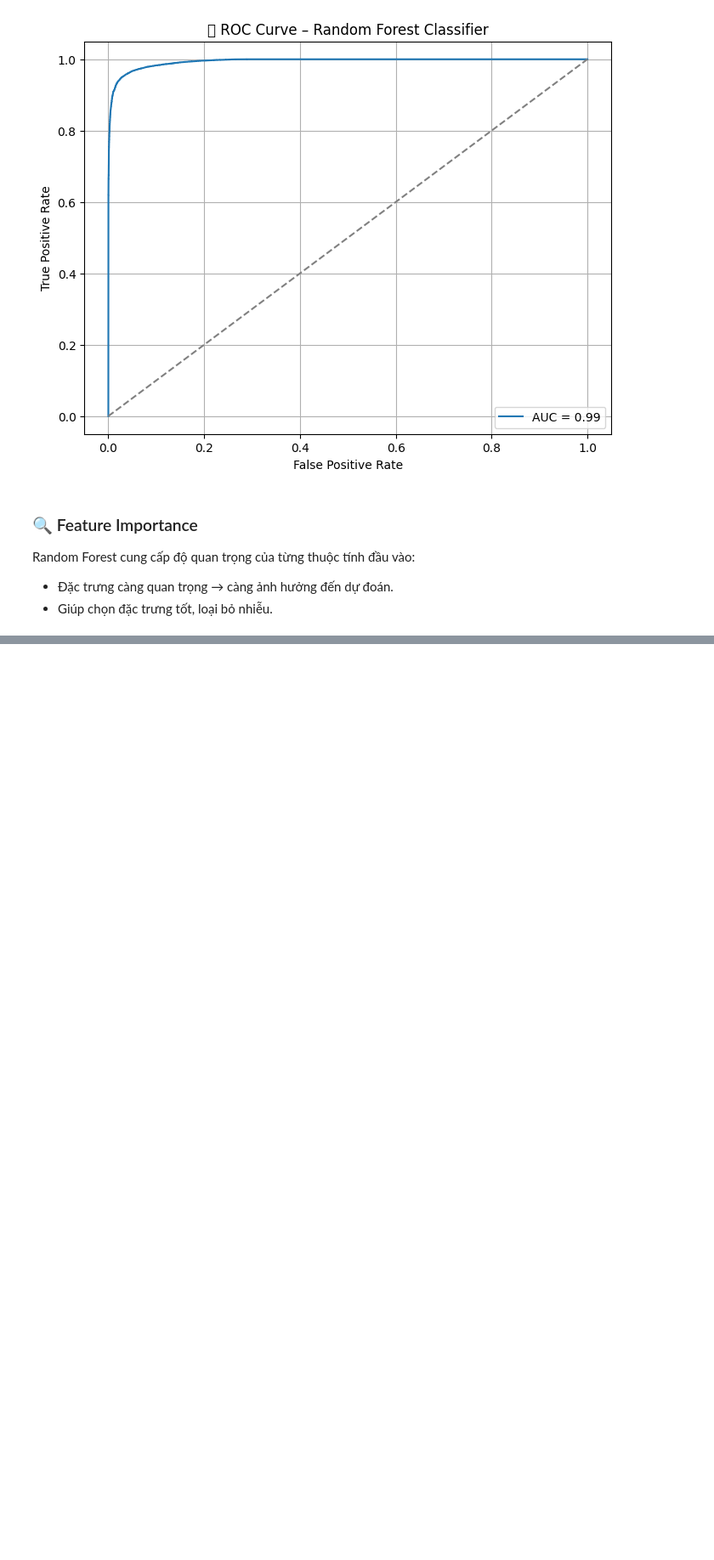
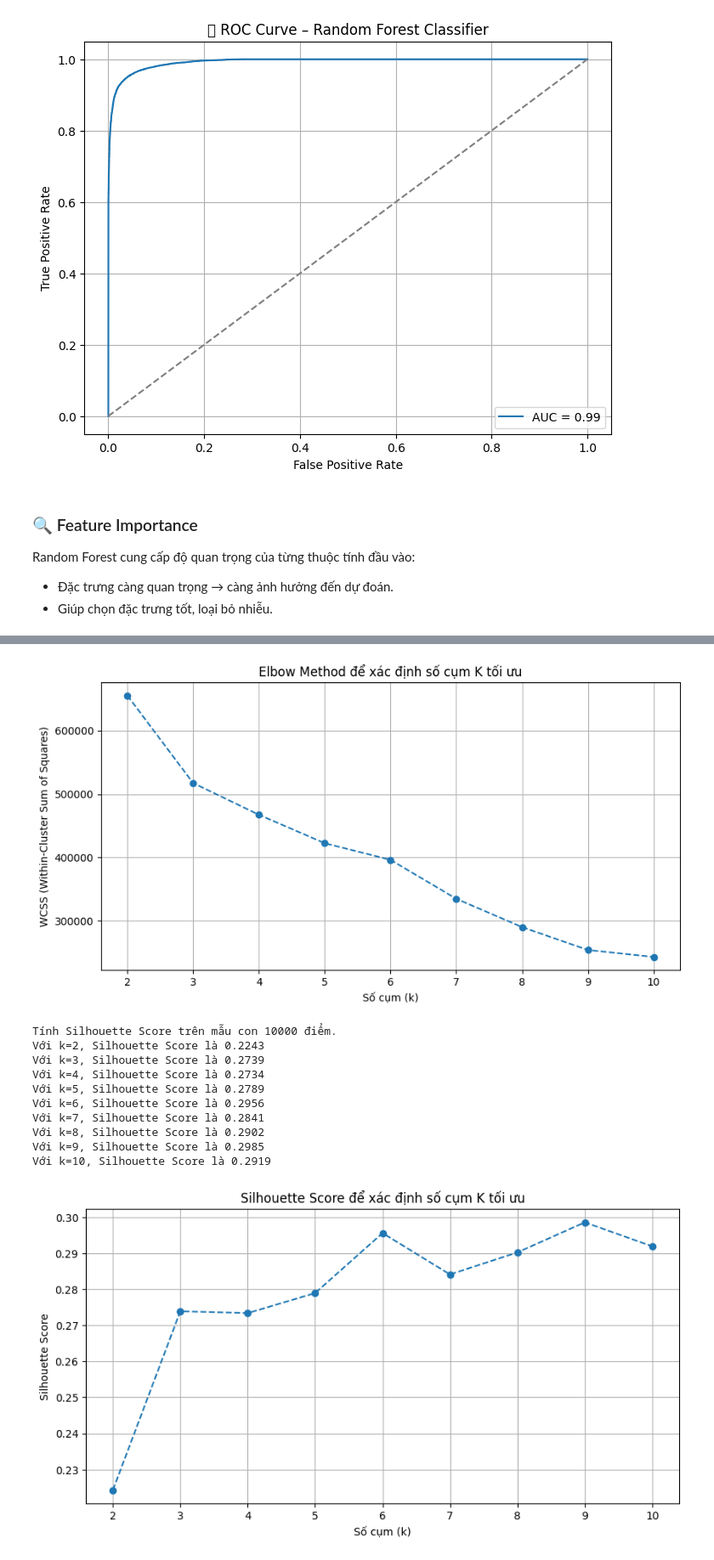
Before and after one commit to bin-bard/data-mining-amazon-sales, a Jupyter notebook: Final.ipynb, the cells around one changed output, grey strips where cells are left out. Shown at 85% size. Cells and saved outputs as stored; diff of their text form; code cells hidden in the pictures; blank space fills up the shorter version.

```diff
--- a/Final.ipynb
+++ b/Final.ipynb
@@ -901,0 +978,66 @@ plt.show()
+# %%
+# Elbow Method
+wcss = []
+k_range = range(2, 11) # Thử từ 2 đến 10 cụm
+for i in k_range:
+    kmeans_elbow = KMeans(n_clusters=i, init='k-means++', random_state=42, n_init='auto')
+    kmeans_elbow.fit(X_cluster_scaled) # Sử dụng dữ liệu đã chuẩn hóa
+    wcss.append(kmeans_elbow.inertia_)
+
+plt.figure(figsize=(10, 5))
+plt.plot(k_range, wcss, marker='o', linestyle='--')
+plt.title('Elbow Method để xác định số cụm K tối ưu')
+plt.xlabel('Số cụm (k)')
+plt.ylabel('WCSS (Within-Cluster Sum of Squares)')
+plt.grid(True)
+plt.show()
+
+# Silhouette Score
+silhouette_scores = []
+sample_size_silhouette = min(10000, X_cluster_scaled.shape[0])
+if X_cluster_scaled.shape[0] > sample_size_silhouette:
+    # Nếu X_cluster_scaled là NumPy array, cần chuyển sang DataFrame để dùng .sample()
+    if isinstance(X_cluster_scaled, np.ndarray):
+        df_temp_for_sample_sil = pd.DataFrame(X_cluster_scaled, columns=X_cluster.columns)
+        X_sample_silhouette = df_temp_for_sample_sil.sample(sample_size_silhouette, random_state=42)
+    else: # Nếu đã là DataFrame
+        X_sample_silhouette = X_cluster_scaled.sample(sample_size_silhouette, random_state=42)
+    print(f"Tính Silhouette Score trên mẫu con {sample_size_silhouette} điểm.")
+else:
+    X_sample_silhouette = X_cluster_scaled
+    print("Tính Silhouette Score trên toàn bộ dữ liệu.")
+
+for i in k_range:
+    kmeans_silhouette = KMeans(n_clusters=i, init='k-means++', random_state=42, n_init='auto')
+    # Sử dụng .values nếu X_sample_silhouette là DataFrame
+    data_for_fit_predict = X_sample_silhouette.values if isinstance(X_sample_silhouette, pd.DataFrame) else X_sample_silhouette
+    cluster_labels_silhouette = kmeans_silhouette.fit_predict(data_for_fit_predict)
+
+    if len(np.unique(cluster_labels_silhouette)) > 1:
+      silhouette_avg = silhouette_score(data_for_fit_predict, cluster_labels_silhouette)
+      silhouette_scores.append(silhouette_avg)
+      print(f"Với k={i}, Silhouette Score là {silhouette_avg:.4f}")
+    else:
+      silhouette_scores.append(-1)
+      print(f"Với k={i}, không thể tính Silhouette Score (chỉ tạo ra 1 cụm).")
+
+plt.figure(figsize=(10, 5))
+plt.plot(k_range, silhouette_scores, marker='o', linestyle='--')
+plt.title('Silhouette Score để xác định số cụm K tối ưu')
+plt.xlabel('Số cụm (k)')
+plt.ylabel('Silhouette Score')
+plt.grid(True)
+plt.show()
+# %% [output]
+[figure, added]
+Tính Silhouette Score trên mẫu con 10000 điểm.
+Với k=2, Silhouette Score là 0.2243
+Với k=3, Silhouette Score là 0.2739
+Với k=4, Silhouette Score là 0.2734
+Với k=5, Silhouette Score là 0.2789
+Với k=6, Silhouette Score là 0.2956
+Với k=7, Silhouette Score là 0.2841
+Với k=8, Silhouette Score là 0.2902
+Với k=9, Silhouette Score là 0.2985
+Với k=10, Silhouette Score là 0.2919
+[figure, added]
```
Also changed, not shown: parts of 16 cells of this notebook, 1 other file.
